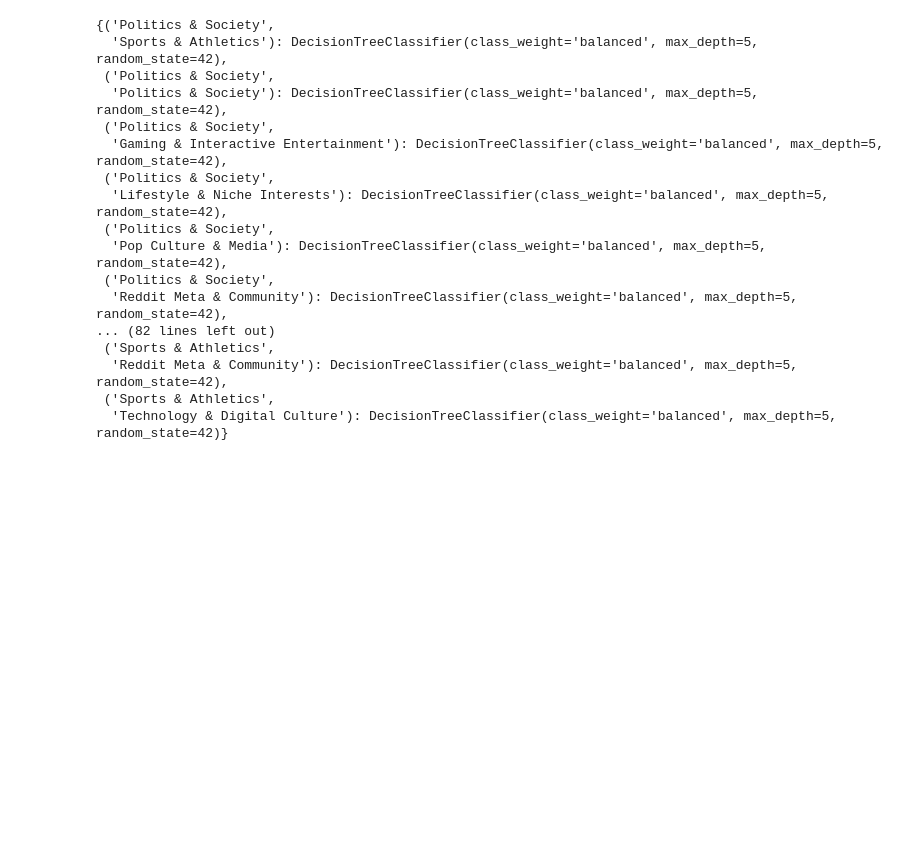
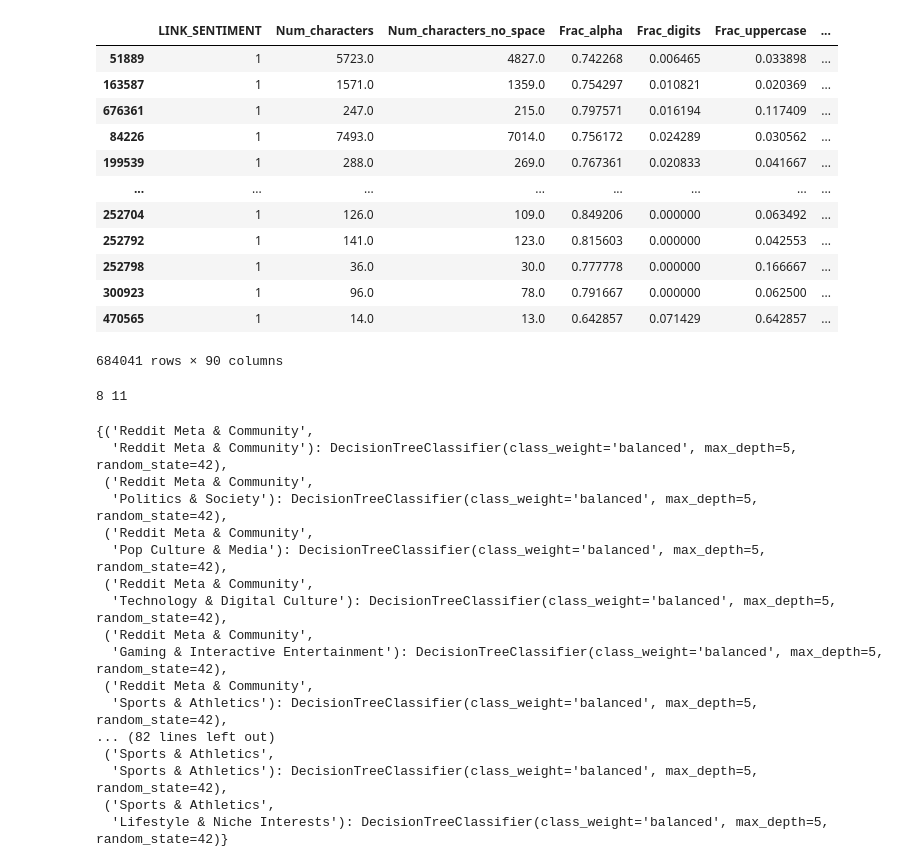
Before and after one commit to EPFLHenrik/ViralRedditCookbook, a Jupyter notebook: src/analysis/metric_analysis/decision_tree.ipynb, the cells around one changed output. Saved outputs shown, nothing was run; the diff lists cells and outputs as text; code cells hidden in the pictures; blank space fills up the shorter version.

```diff
--- a/src/analysis/metric_analysis/decision_tree.ipynb
+++ b/src/analysis/metric_analysis/decision_tree.ipynb
@@ -27,7 +27,37 @@ df
 import pandas as pd
 pd.set_option('display.max_columns', None)
 
-df = df.iloc[:, list(range(92)) + [-1, -7, -8]]
+df = df.iloc[:, list(range(92)) + [-1, -9, -10]]
 df = df.drop(columns=["SOURCE_SUBREDDIT", "TARGET_SUBREDDIT", "POST_ID", "TIMESTAMP", "source_type"])
+# %%
+df
+# %% [output]
+|  | LINK_SENTIMENT | Num_characters | Num_characters_no_space | Frac_alpha | Frac_digits | Frac_uppercase | ... |
+| 51889 | 1 | 5723.0 | 4827.0 | 0.742268 | 0.006465 | 0.033898 | ... |
+| 163587 | 1 | 1571.0 | 1359.0 | 0.754297 | 0.010821 | 0.020369 | ... |
+| 676361 | 1 | 247.0 | 215.0 | 0.797571 | 0.016194 | 0.117409 | ... |
+| 84226 | 1 | 7493.0 | 7014.0 | 0.756172 | 0.024289 | 0.030562 | ... |
+| 199539 | 1 | 288.0 | 269.0 | 0.767361 | 0.020833 | 0.041667 | ... |
+| ... | ... | ... | ... | ... | ... | ... | ... |
+| 252704 | 1 | 126.0 | 109.0 | 0.849206 | 0.000000 | 0.063492 | ... |
+| 252792 | 1 | 141.0 | 123.0 | 0.815603 | 0.000000 | 0.042553 | ... |
+| 252798 | 1 | 36.0 | 30.0 | 0.777778 | 0.000000 | 0.166667 | ... |
+| 300923 | 1 | 96.0 | 78.0 | 0.791667 | 0.000000 | 0.062500 | ... |
+| 470565 | 1 | 14.0 | 13.0 | 0.642857 | 0.071429 | 0.642857 | ... |
+684041 rows × 90 columns
+# %%
+min_size = 8
+
+target_H = 7
+target_W = 10
+
+if (target_H < 8) or (target_W < 8):
+    scale = max(min_size / target_W, min_size / target_H)
+    target_W = int(round(target_W * scale))
+    target_H = int(round(target_H * scale))
+
+print(target_H, target_W)
+# %% [output]
+8 11
 # %%
 question_templates = {
@@ -340,23 +370,23 @@ def fit_supercluster_trees(
 
 fit_supercluster_trees(df, label_col="is_viral", max_depth=5)
 # %% [output]
-{('Politics & Society',
+{('Reddit Meta & Community',
+  'Reddit Meta & Community'): DecisionTreeClassifier(class_weight='balanced', max_depth=5, random_state=42),
+ ('Reddit Meta & Community',
+  'Politics & Society'): DecisionTreeClassifier(class_weight='balanced', max_depth=5, random_state=42),
+ ('Reddit Meta & Community',
+  'Pop Culture & Media'): DecisionTreeClassifier(class_weight='balanced', max_depth=5, random_state=42),
+ ('Reddit Meta & Community',
+  'Technology & Digital Culture'): DecisionTreeClassifier(class_weight='balanced', max_depth=5, random_state=42),
+ ('Reddit Meta & Community',
+  'Gaming & Interactive Entertainment'): DecisionTreeClassifier(class_weight='balanced', max_depth=5, random_state=42),
+ ('Reddit Meta & Community',
   'Sports & Athletics'): DecisionTreeClassifier(class_weight='balanced', max_depth=5, random_state=42),
- ('Politics & Society',
-  'Politics & Society'): DecisionTreeClassifier(class_weight='balanced', max_depth=5, random_state=42),
- ('Politics & Society',
-  'Gaming & Interactive Entertainment'): DecisionTreeClassifier(class_weight='balanced', max_depth=5, random_state=42),
- ('Politics & Society',
-  'Lifestyle & Niche Interests'): DecisionTreeClassifier(class_weight='balanced', max_depth=5, random_state=42),
- ('Politics & Society',
-  'Pop Culture & Media'): DecisionTreeClassifier(class_weight='balanced', max_depth=5, random_state=42),
- ('Politics & Society',
-  'Reddit Meta & Community'): DecisionTreeClassifier(class_weight='balanced', max_depth=5, random_state=42),
 ... (82 lines left out)
  ('Sports & Athletics',
-  'Reddit Meta & Community'): DecisionTreeClassifier(class_weight='balanced', max_depth=5, random_state=42),
+  'Sports & Athletics'): DecisionTreeClassifier(class_weight='balanced', max_depth=5, random_state=42),
  ('Sports & Athletics',
-  'Technology & Digital Culture'): DecisionTreeClassifier(class_weight='balanced', max_depth=5, random_state=42)}
+  'Lifestyle & Niche Interests'): DecisionTreeClassifier(class_weight='balanced', max_depth=5, random_state=42)}
 # %%
 d = df["source_supercluster"].unique()
 for cluster in d:
```
Also changed, not shown: parts of 5 cells of this notebook, 57 other files.
